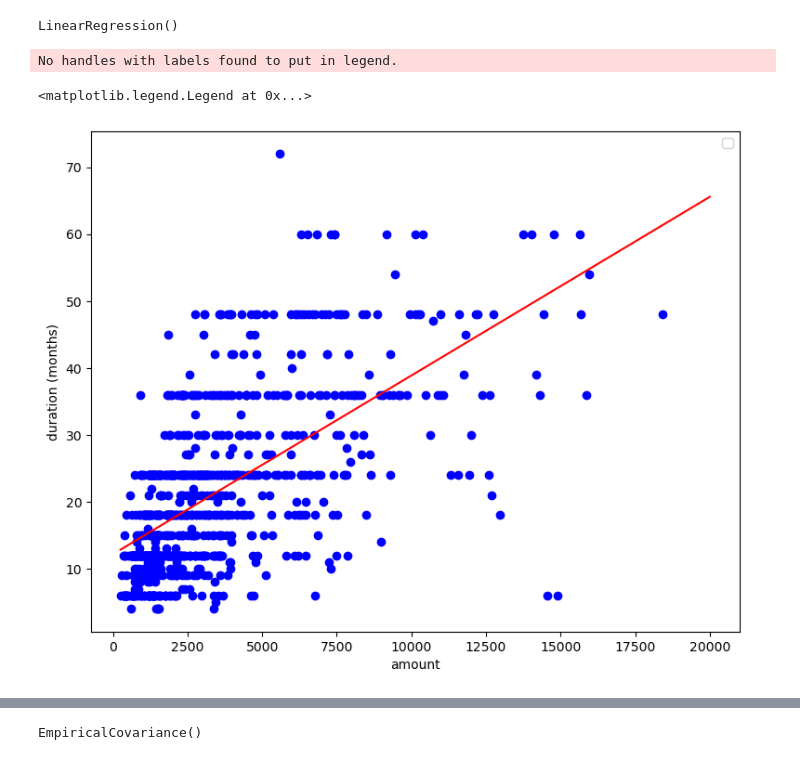
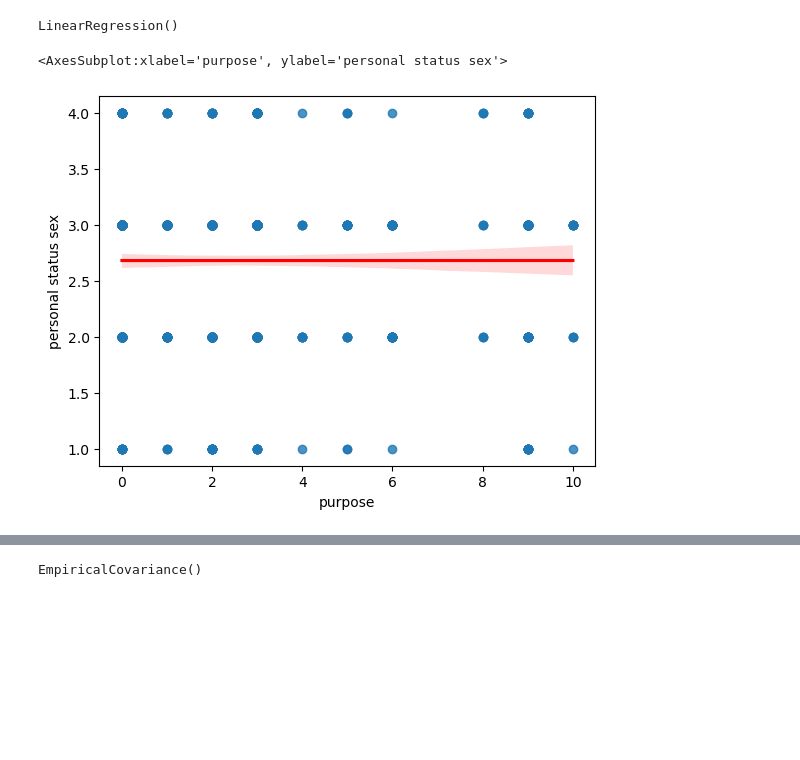
Before and after one commit to nbaggio28/bbq-final-project, a Jupyter notebook: notebooks/sgermancredit.ipynb, the cells around one changed output, grey strips where cells are left out. Cells and saved outputs as stored; diff of their text form; code cells hidden in the pictures; blank space fills up the shorter version.

```diff
--- a/notebooks/sgermancredit.ipynb
+++ b/notebooks/sgermancredit.ipynb
@@ -109,21 +104,25 @@ quadratic_model.fit(X_q, y)
 # %% [output]
 LinearRegression()
 # %%
-fig, ax = plt.subplots(figsize=(9, 7))
-ax.scatter(sgcredit_df.amount.values, y, color="blue")
-xvals = np.linspace(250, 20000)
-ax.plot(xvals,lr_model.predict(
-    xvals.reshape(-1, 1)), color="red")
-Xfeatures = np.empty((len(xvals), 2))
-Xfeatures[:, 0] = xvals
-Xfeatures[:, 1] = xvals * xvals
-# ax.plot(xvals, quadratic_model.predict(Xfeatures),
-#         color="black", label='quadratic')
-ax.set_xlabel('amount')
-ax.set_ylabel('duration (months)')
-ax.legend()
+# fig, ax = plt.subplots(figsize=(9, 7))
+# ax.scatter(sgcredit_df.amount.values, y, color="blue")
+# xvals = np.linspace(250, 20000)
+# ax.plot(xvals,lr_model.predict(
+#     xvals.reshape(-1, 1)), color="red")
+# Xfeatures = np.empty((len(xvals), 2))
+# Xfeatures[:, 0] = xvals
+# Xfeatures[:, 1] = xvals * xvals
+# # ax.plot(xvals, quadratic_model.predict(Xfeatures),
+# #         color="black", label='quadratic')
+# ax.set_xlabel('amount')
+# ax.set_ylabel('duration (months)')
+# ax.legend()
-# %% [output]
-No handles with labels found to put in legend.
-<matplotlib.legend.Legend at 0x...>
-[figure, removed]
+# %%
+
+##Regression of personlal status sex as target and purpose as feature
+
+sns.regplot(data=sgcredit_df, y="personal status sex", x="purpose", line_kws=dict(color="r"))
+# %% [output]
+<AxesSubplot:xlabel='purpose', ylabel='personal status sex'>
+[figure, added]
 # %%
```
Also changed, not shown: parts of 11 cells of this notebook, 1 other file.
